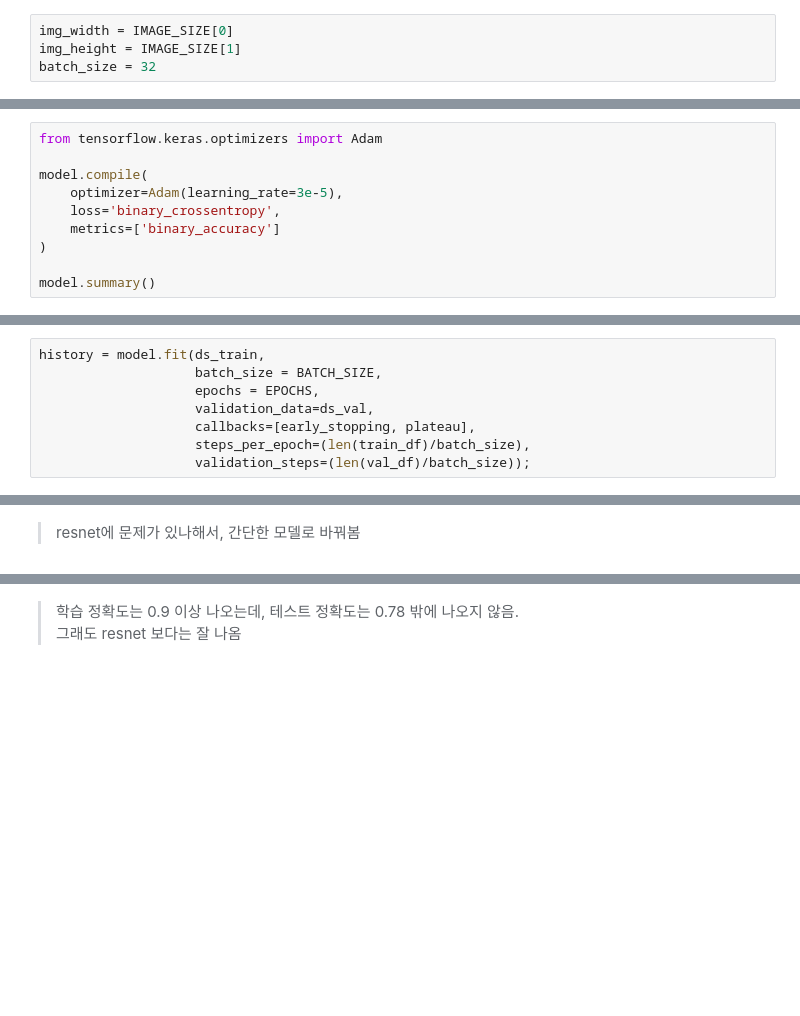
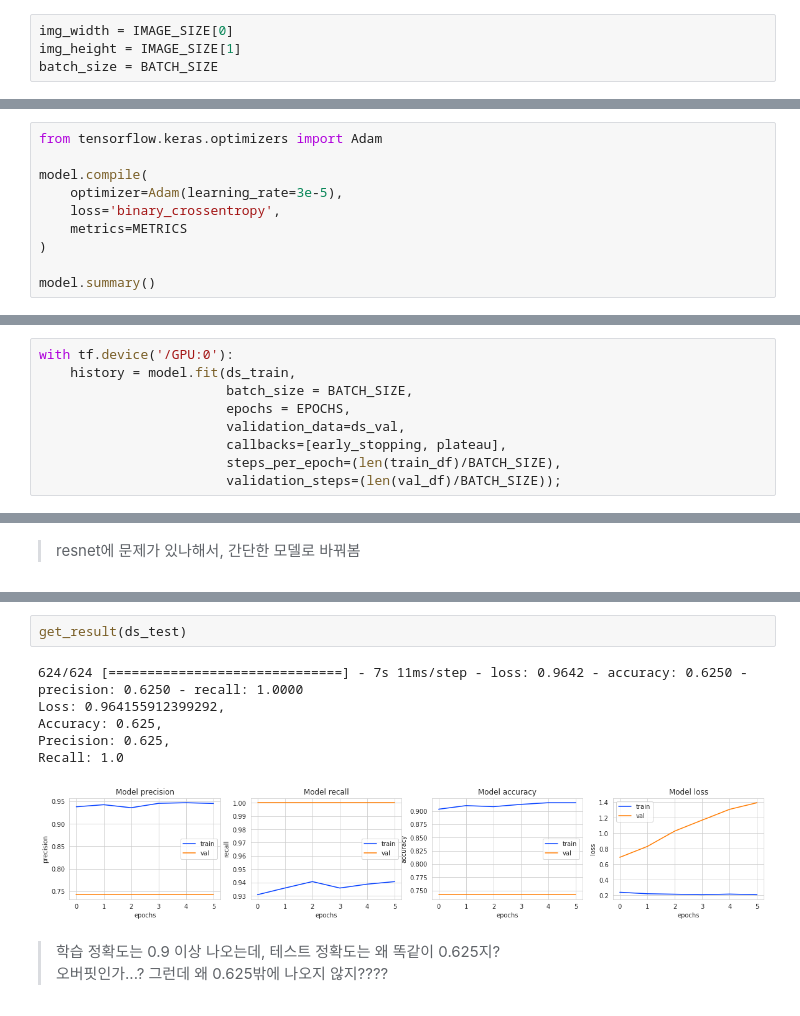
Before and after one commit to knachinen/aiffel_quest, a Jupyter notebook: m3_main/expl_main.ipynb, the cells around one changed output, grey strips where cells are left out. Drawn from its saved outputs; the diff is of its cells as text; blank space fills up the shorter version.

Commit message:
mod: result, test

```diff
--- a/m3_main/expl_main.ipynb
+++ b/m3_main/expl_main.ipynb
@@ -190,7 +190,7 @@ from tensorflow.keras.preprocessing.image import ImageDataGenerator
 # %%
 img_width = IMAGE_SIZE[0]
 img_height = IMAGE_SIZE[1]
-batch_size = 32
+batch_size = BATCH_SIZE
 # %%
 from tensorflow.keras.preprocessing.image import ImageDataGenerator
 
@@ -497,7 +497,7 @@ from tensorflow.keras.optimizers import Adam
 model.compile(
     optimizer=Adam(learning_rate=3e-5),
     loss='binary_crossentropy',
-    metrics=['binary_accuracy']
+    metrics=METRICS
 )
 
 model.summary()
@@ -526,12 +526,13 @@ from tensorflow.keras.callbacks import EarlyStopping ,ReduceLROnPlateau
 early_stopping = EarlyStopping(monitor='val_loss', patience=5, min_delta=1e-7,restore_best_weights=True)
 plateau = ReduceLROnPlateau(monitor='val_loss',factor = 0.2,patience = 2,min_delt = 1e-7,cooldown = 0,verbose = 1)
 # %%
-history = model.fit(ds_train,
-                    batch_size = BATCH_SIZE,
-                    epochs = EPOCHS,
-                    validation_data=ds_val,
-                    callbacks=[early_stopping, plateau],
-                    steps_per_epoch=(len(train_df)/batch_size),
-                    validation_steps=(len(val_df)/batch_size));
+with tf.device('/GPU:0'):
+    history = model.fit(ds_train,
+                        batch_size = BATCH_SIZE,
+                        epochs = EPOCHS,
+                        validation_data=ds_val,
+                        callbacks=[early_stopping, plateau],
+                        steps_per_epoch=(len(train_df)/BATCH_SIZE),
+                        validation_steps=(len(val_df)/BATCH_SIZE));
 # %% [output]
 Epoch 1/10
@@ -711,3 +682,12 @@ Accuracy: 0.7868589758872986
+# %%
+get_result(ds_test)
+# %% [output]
+624/624 [==============================] - 7s 11ms/step - loss: 0.9642 - accuracy: 0.6250 - precision: 0.6250 - recall: 1.0000
+Loss: 0.964155912399292,
+Accuracy: 0.625,
+Precision: 0.625,
+Recall: 1.0
+[figure, added]
 # %% [markdown]
-> 학습 정확도는 0.9 이상 나오는데, 테스트 정확도는 0.78 밖에 나오지 않음.
-> 그래도 resnet 보다는 잘 나옴
+> 학습 정확도는 0.9 이상 나오는데, 테스트 정확도는 왜 똑같이 0.625지?
+> 오버핏인가...? 그런데 왜 0.625밖에 나오지 않지????
```
Also changed, not shown: parts of 6 cells of this notebook.
